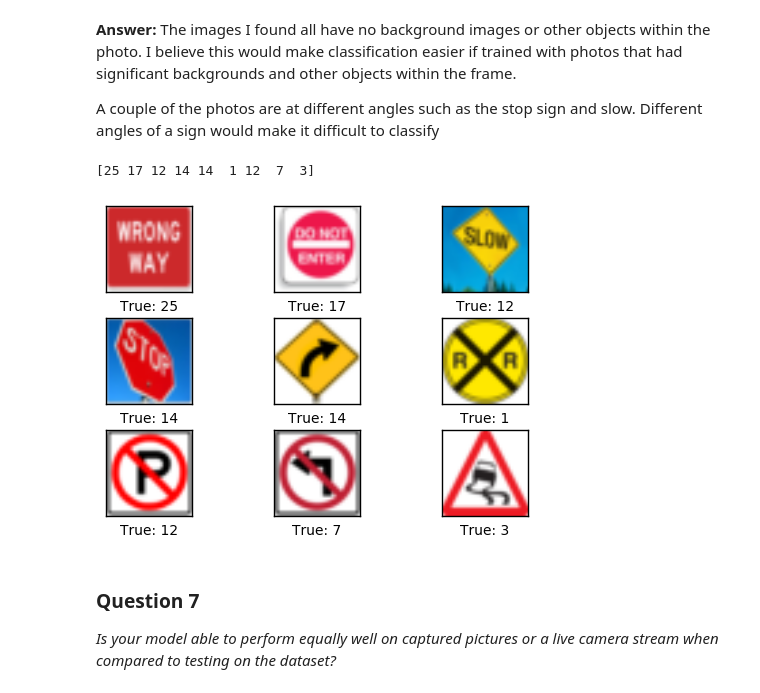
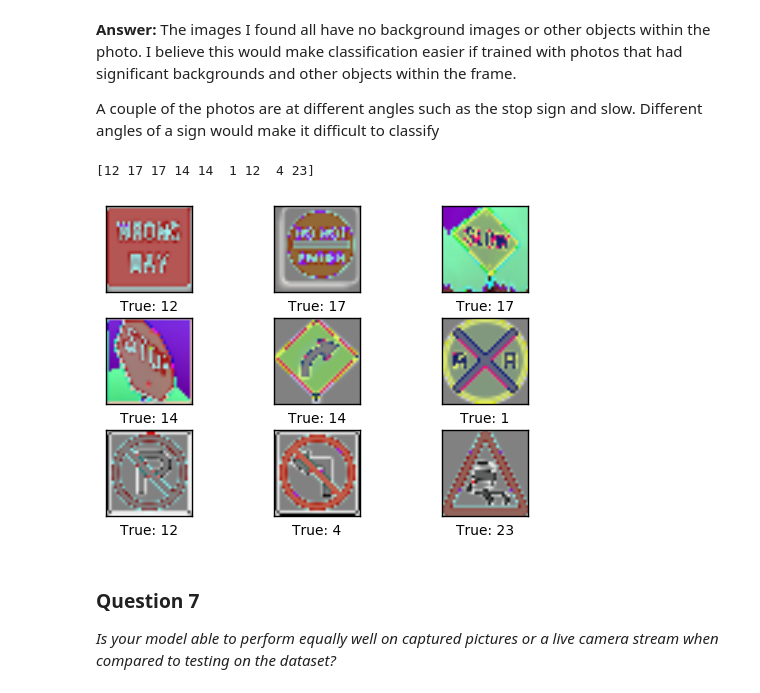
Before and after one commit to tcrack326/CarND-Traffic-Signs-P2, a Jupyter notebook: Traffic_Signs_Recognition.ipynb, the cells around one changed output. Drawn from its saved outputs; the diff is of its cells as text; code cells hidden in the pictures.

```diff
--- a/Traffic_Signs_Recognition.ipynb
+++ b/Traffic_Signs_Recognition.ipynb
@@ -135,7 +135,6 @@ import tensorflow as tf
 import numpy as np
 import cv2
 
-'''
 #convert to grayscale
 def grayscale(img):
     return cv2.cvtColor(img, cv2.COLOR_BGR2GRAY)
@@ -143,32 +142,30 @@ def grayscale(img):
 grayTrainImages = []
 grayTestImages = []
 for image in X_train:
-    image = grayTrainImages.append(grayscale(image))
+    image = (grayscale(image))
 for image in X_test:
-    image = grayTestImages.append(grayscale(image))
+    image = (grayscale(image))
 
+# X_train = grayTrainImages
+# X_test = grayTestImages
 #check image grayscale is successful
 plt.imshow(X_train[0], cmap='gray')
 
 #normalize the images
-def normalize_greyscale(image_data):
+def normalize(image_data):
     """
-    Normalize the image data with Min-Max scaling to a range of [0.1, 0.9]
+    Normalize the image data with Min-Max scaling to a range of [-0.5, 0.5]
     :param image_data: The image data to be normalized
     :return: Normalized image data
     """
-    a = 0.1
-    b = 0.9
+    a = 0.5
+    b = -0.5
     greyscale_min = 0
     greyscale_max = 255
     return a + ( ( (image_data - greyscale_min)*(b - a) )/( greyscale_max - greyscale_min ) )
 
-for image in X_train:
-    image = normalize_greyscale(image)
-for image in X_test:
-    image = normalize_greyscale(image)
-
-'''
+X_train = normalize(X_train)
+X_test = normalize(X_test)
 
 #One Hot Encoding - from Vivek Yadav in forums
 from sklearn.preprocessing import OneHotEncoder
@@ -877,33 +876,32 @@ A couple of the photos are at different angles such as the stop sign and slow. D
 # %%
 ### Run the predictions here.
 ### Feel free to use as many code cells as needed.
 
 # classify images
 sign_images = []
-sign_images.append(image1)
-sign_images.append(image2)
-sign_images.append(image3)
-sign_images.append(image4)
-sign_images.append(image5)
-sign_images.append(image6)
-sign_images.append(image7)
-sign_images.append(image8)
-sign_images.append(image9)
-
+sign_images.append(normalize(image1))
+sign_images.append(normalize(image2))
+sign_images.append(normalize(image3))
+sign_images.append(normalize(image4))
+sign_images.append(normalize(image5))
+sign_images.append(normalize(image6))
+sign_images.append(normalize(image7))
+sign_images.append(normalize(image8))
+sign_images.append(normalize(image9))
 
 test_batch_size = 9
 
 
 feed_dict = {x: sign_images,y_true: test_labels,keep_prob: 1.0}
 
 # Calculate the predicted class using TensorFlow.
 cls_pred = session.run(y_pred_cls, feed_dict=feed_dict)
 print(cls_pred)
 
 plot_images(images=sign_images, cls_true=cls_pred)
 # %% [output]
-[25 17 12 14 14  1 12  7  3]
+[12 17 17 14 14  1 12  4 23]
-[figure, old version]
+[figure, new version]
 # %% [markdown]
 ### Question 7
 
```
Also changed, not shown: parts of 8 cells of this notebook, 3 other files.
